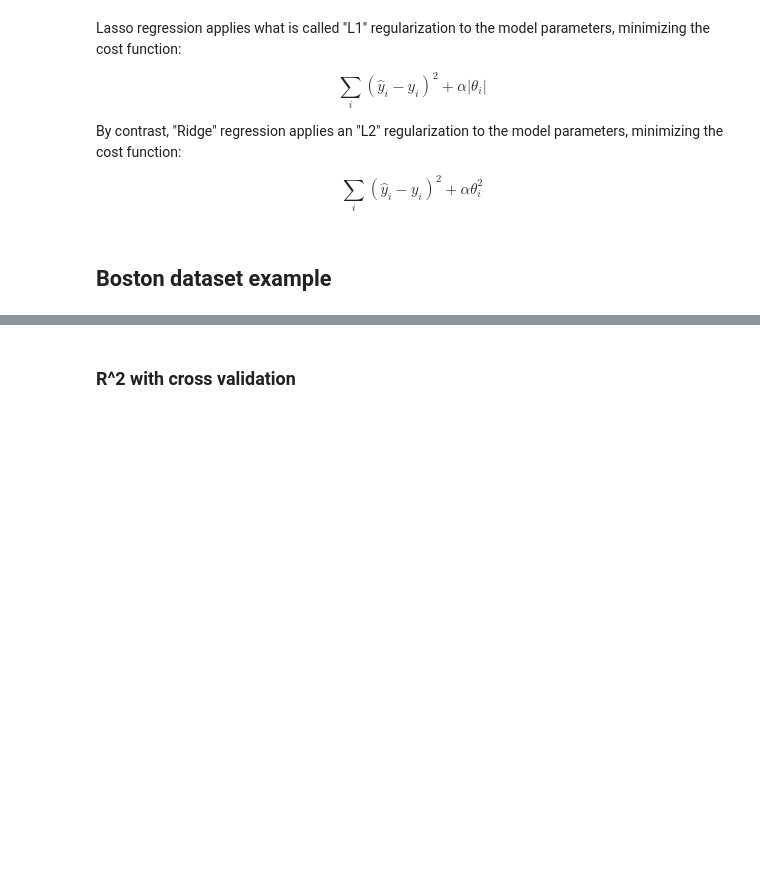
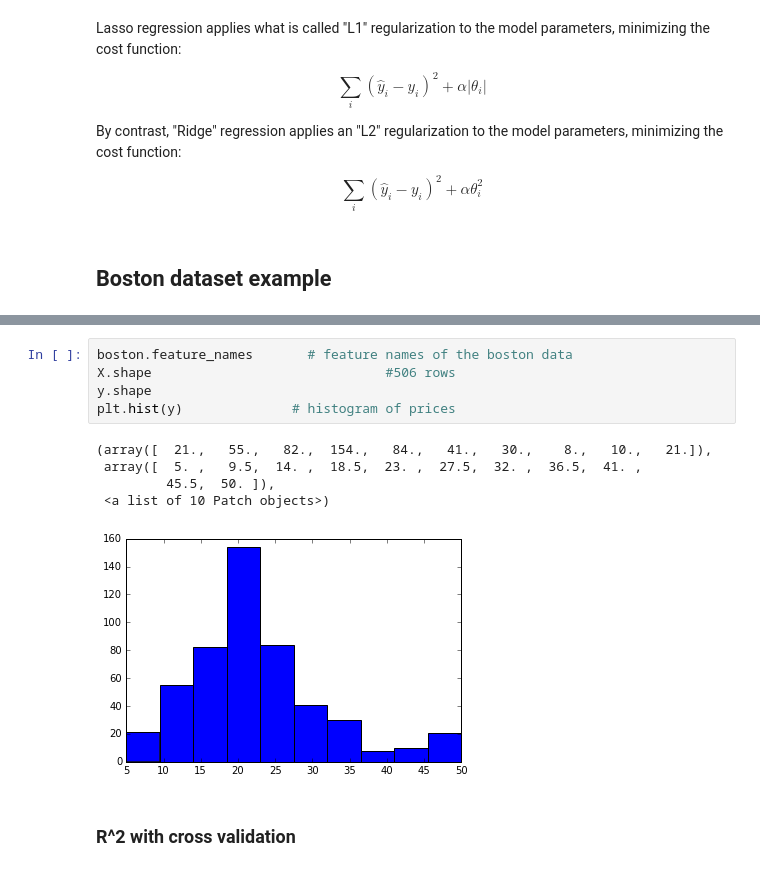
Before and after one commit to sv-github/Data_sci, a Jupyter notebook: lessons/lesson-07/code/starter-code/starter-code-7.ipynb, the cells around one changed output, grey strips where cells are left out. Saved outputs shown, nothing was run; the diff lists cells and outputs as text; blank space fills up the shorter version.

```diff
--- a/lessons/lesson-07/code/starter-code/starter-code-7.ipynb
+++ b/lessons/lesson-07/code/starter-code/starter-code-7.ipynb
@@ -236,4 +339,15 @@ print "r^2:", lr.score(X, y)
 r^2: 0.740607742865
+# %%
+boston.feature_names       # feature names of the boston data
+X.shape                              #506 rows
+y.shape
+plt.hist(y)              # histogram of prices
+# %% [output]
+(array([  21.,   55.,   82.,  154.,   84.,   41.,   30.,    8.,   10.,   21.]),
+ array([  5. ,   9.5,  14. ,  18.5,  23. ,  27.5,  32. ,  36.5,  41. ,
+         45.5,  50. ]),
+ <a list of 10 Patch objects>)
+[figure, added]
 # %% [markdown]
 ### R^2 with cross validation
 # %%
```
Also changed, not shown: parts of 31 cells of this notebook, 7 other files.
